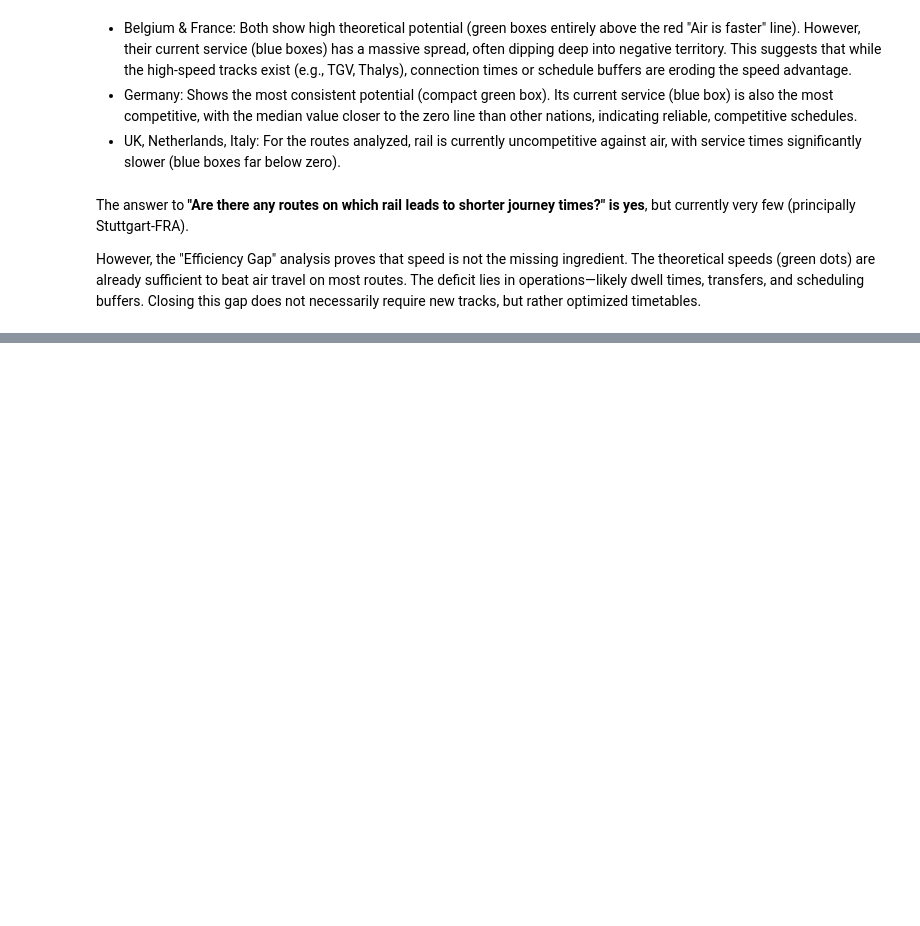
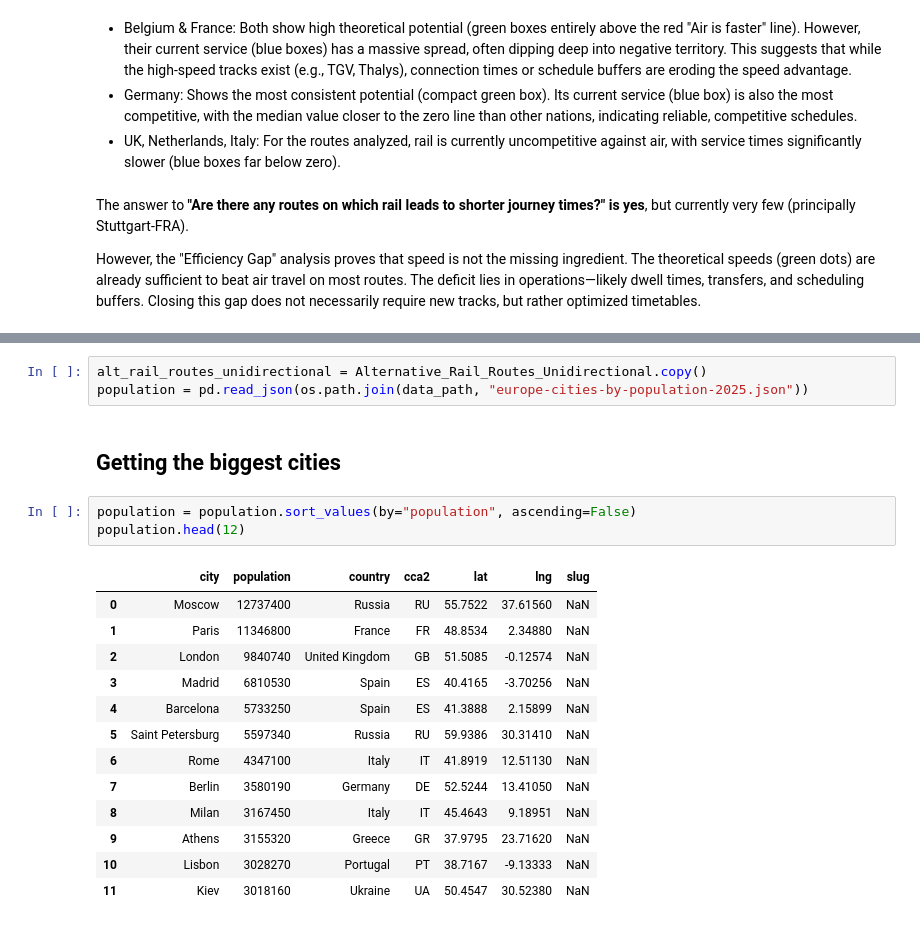
Before and after one commit to PhilippS01/ExDEx-A2, a Jupyter notebook: src/Final_Notebook.ipynb, the cells around one changed output, grey strips where cells are left out. Saved outputs shown, nothing was run; the diff lists cells and outputs as text; blank space fills up the shorter version.

```diff
--- a/src/Final_Notebook.ipynb
+++ b/src/Final_Notebook.ipynb
@@ -1303,0 +1309,22 @@ However, the "Efficiency Gap" analysis proves that speed is not the missing ingr
+# %%
+alt_rail_routes_unidirectional = Alternative_Rail_Routes_Unidirectional.copy()
+population = pd.read_json(os.path.join(data_path, "europe-cities-by-population-2025.json"))
+# %% [markdown]
+## Getting the biggest cities
+# %%
+population = population.sort_values(by="population", ascending=False)
+population.head(12)
+# %% [output]
+|  | city | population | country | cca2 | lat | lng | slug |
+| 0 | Moscow | 12737400 | Russia | RU | 55.7522 | 37.61560 | NaN |
+| 1 | Paris | 11346800 | France | FR | 48.8534 | 2.34880 | NaN |
+| 2 | London | 9840740 | United Kingdom | GB | 51.5085 | -0.12574 | NaN |
+| 3 | Madrid | 6810530 | Spain | ES | 40.4165 | -3.70256 | NaN |
+| 4 | Barcelona | 5733250 | Spain | ES | 41.3888 | 2.15899 | NaN |
+| 5 | Saint Petersburg | 5597340 | Russia | RU | 59.9386 | 30.31410 | NaN |
+| 6 | Rome | 4347100 | Italy | IT | 41.8919 | 12.51130 | NaN |
+| 7 | Berlin | 3580190 | Germany | DE | 52.5244 | 13.41050 | NaN |
+| 8 | Milan | 3167450 | Italy | IT | 45.4643 | 9.18951 | NaN |
+| 9 | Athens | 3155320 | Greece | GR | 37.9795 | 23.71620 | NaN |
+| 10 | Lisbon | 3028270 | Portugal | PT | 38.7167 | -9.13333 | NaN |
+| 11 | Kiev | 3018160 | Ukraine | UA | 50.4547 | 30.52380 | NaN |
```
Also changed, not shown: parts of 64 cells of this notebook.
